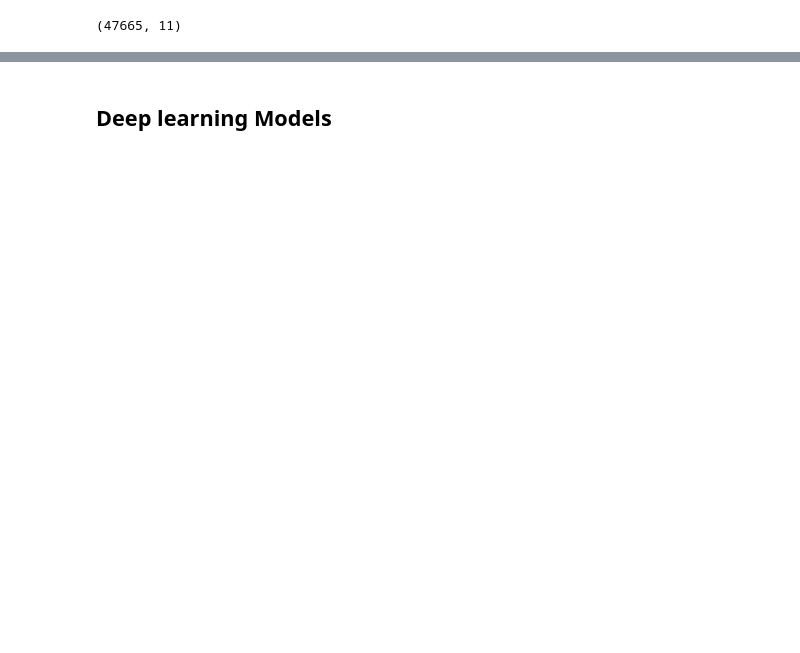
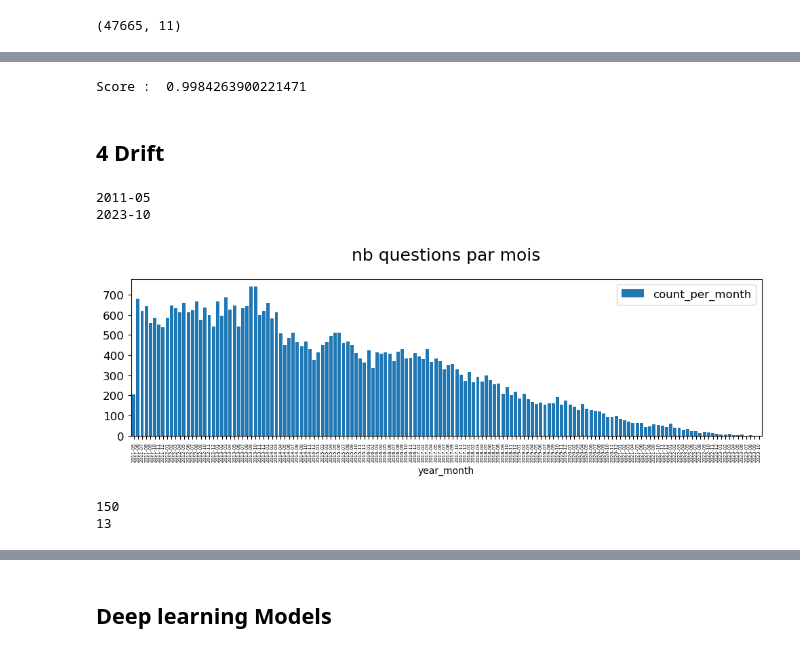
Before and after one commit to Kiwinokoto/ML_student, a Jupyter notebook: 1_4_notebooks/Oudelet_Kevin_4_notebook_approche_supervisée_classique_271123.ipynb, the cells around one changed output, grey strips where cells are left out. Drawn from its saved outputs; the diff is of its cells as text; code cells hidden in the pictures; blank space fills up the shorter version.

Commit message:
svm, rf, drift ntbk4

```diff
--- a/1_4_notebooks/Oudelet_Kevin_4_notebook_approche_supervisée_271123.ipynb
+++ b/1_4_notebooks/Oudelet_Kevin_4_notebook_approche_supervisée_classique_271123.ipynb
@@ -1501,0 +1539,36 @@ NameError: name 'train' is not defined
+# %%
+def random_forest_classifier(train_df=train_df, feature='title_nltk', target='top_tags_30', test_df=test_df):
+    # Load your training data and labels
+    X_train = train_df[feature].values
+    y_train = train_df[target].tolist()
+
+    # Training set
+    X_bow_matrix, dict = token_list_into_bow(X_train)
+
+    # Target encoding
+    mlb = MultiLabelBinarizer()
+    y_encoded = mlb.fit_transform(y_train)
+
+    # Create a Random Forest Classifier with default parameters
+    rf_clf = RandomForestClassifier(random_state=42)
+
+    # Create a MultiOutputClassifier with the Random Forest Classifier
+    multi_output_classifier = MultiOutputClassifier(rf_clf)
+
+    # Fit the MultiOutputClassifier to your training data
+    multi_output_classifier.fit(X_bow_matrix, y_encoded)
+
+    # Evaluate the model using a scorer
+    scorer = custom_jacc_scorer
+    score = scorer(multi_output_classifier, X_bow_matrix, y_encoded)
+    print("Score : ", score)
+
+    return multi_output_classifier, mlb, dict
+
+
+multi_output_classifier_rf, mlb_30_rf, dict_30_rf = random_forest_classifier()
+
+# + lent
+# score wow
+# %% [output]
+Score :  0.9984263900221471
@@ -1501,0 +1577,44 @@ NameError: name 'train' is not defined
+# %% [markdown]
+## 4 Drift
+# %%
+raw_data['CreationDate'] = pd.to_datetime(raw_data['CreationDate'])
+
+raw_data['year_month'] = raw_data['CreationDate'].map(lambda dt: dt.strftime('%Y-%m'))
+
+print(raw_data['year_month'].min())
+print(raw_data['year_month'].max())
+# %% [output]
+2011-05
+2023-10
+# %%
+grouped_month = raw_data.groupby('year_month').size().to_frame("count_per_month").reset_index()
+
+fig, ax = plt.subplots(figsize=(12, 3))  # Adjust the figsize as needed
+
+grouped_month.plot(kind='bar', x='year_month', y='count_per_month', fontsize=12, ax=ax, width=0.8)
+plt.title('nb questions par mois', fontsize=18, pad=20)
+plt.legend(loc='upper right', fontsize=12)
+plt.xticks(fontsize=5)
+plt.show()
+# %% [output]
+[figure, added]
+# %%
+# Concernant l’analyse de la stabilité du modèle, il est attendu de prendre un dataset par mois de questions
+# sur un an, et de mesurer l’évolution des mesures et scores du modèle défini, afin d’en conclure une
+# stabilité ou pas d’un modèle de référence établi sur des questions antérieures à cette période.
+
+# test rapide avec svm
+
+month = []
+
+unique_values = np.sort(raw_data['year_month'].unique())
+print(len(unique_values))
+# print(unique_values)
+
+for mois in unique_values[:13]:
+    month.append(raw_data.loc[raw_data['year_month'] == mois, :].copy())
+
+print(len(month))
+# %% [output]
+150
+13
```
Also changed, not shown: parts of 21 cells of this notebook, 2 other files.
